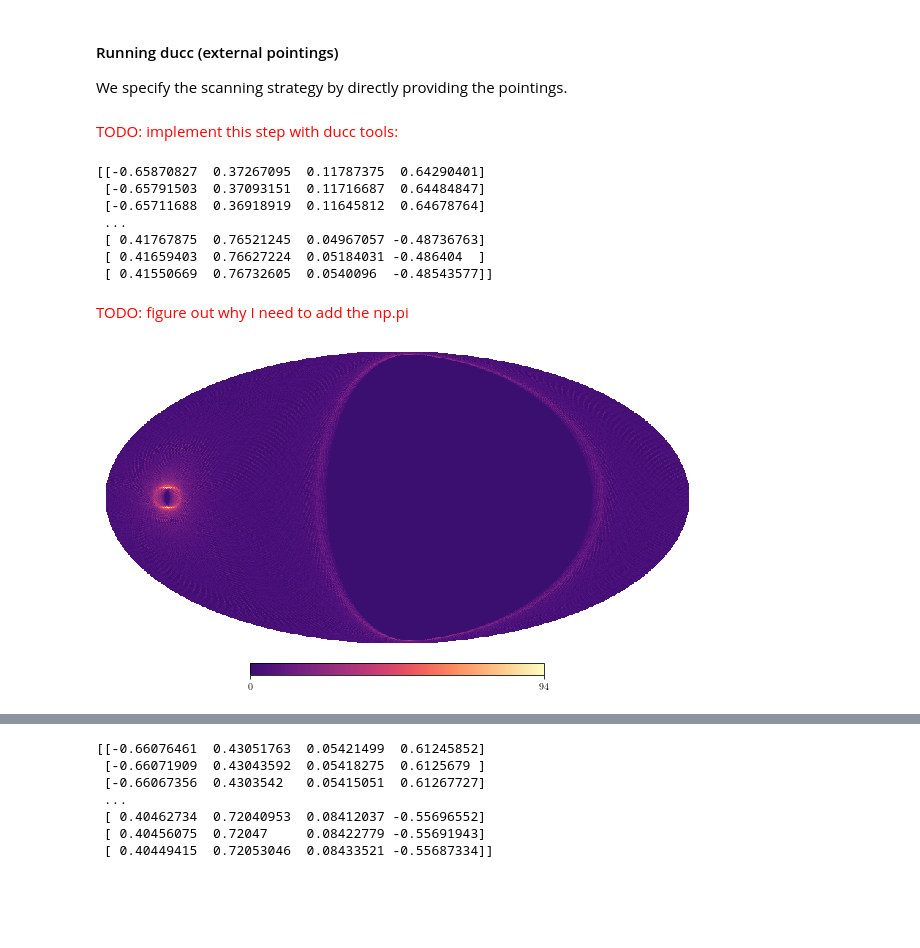
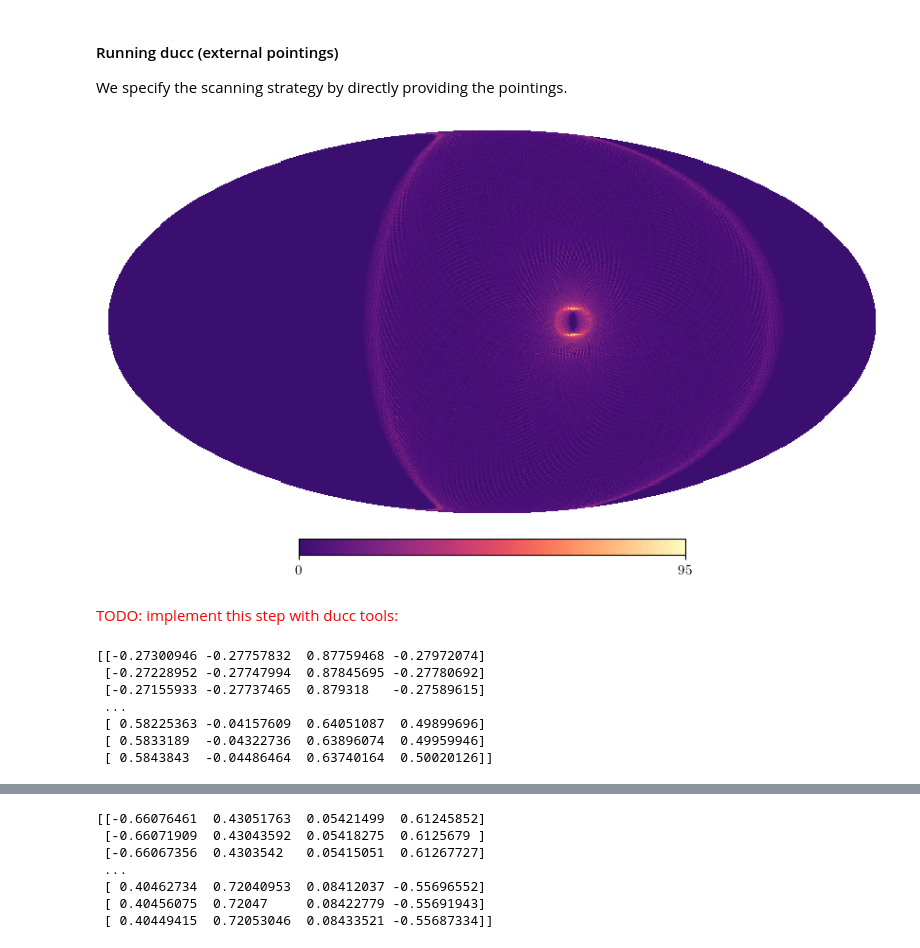
Before and after one commit to martamonelli/CMB-Inflate_WP4, a Jupyter notebook: ducc-based.ipynb, the cells around one changed output, grey strips where cells are left out. Drawn from its saved outputs; the diff is of its cells as text; code cells hidden in the pictures; blank space fills up the shorter version.

```diff
--- a/ducc-based.ipynb
+++ b/ducc-based.ipynb
@@ -181,12 +181,25 @@ fquat = 1.
 nquat = int((duration+1)*fquat)
 
 ctime_quat = ctim0 + np.arange(nquat)/fquat
-theta, phi, psi = scanning.ctime2bore(ctime_quat)
+theta, phi, psi = scanning_mod.ctime2bore(ctime_quat)
 
 ptg = np.empty((nquat,3))
 ptg[:,0] = theta
 ptg[:,1] = phi
 ptg[:,2] = psi
+# %%
+#TODO: avoid for loop
+pixs = hp.ang2pix(nside, theta, phi)
+
+hits = np.empty(12*nside**2)
+
+for p in np.arange(12*nside**2):
+    hits[p] = np.count_nonzero(pixs == p)
+
+hp.mollview(hits, cmap=new_cmap, title='')
+plt.show()
+# %% [output]
+[figure, added]
 # %% [markdown]
 <p style="color:Red;">TODO: implement this step with ducc tools:</p>
 # %%
@@ -194,8 +207,8 @@ Q = qp.QPoint()
 
 # From (theta,phi) to (ra,dec) convention
 # Also, all angles are converted in degrees
-ra = np.degrees(phi) - 180.
-dec = np.degrees(theta) - 90.
+ra = np.degrees(phi)
+dec = 90. - np.degrees(theta)
 psi = np.degrees(psi)
 
 # from (theta,phi) to (ra,dec) convention
@@ -209,28 +222,13 @@ psi = np.degrees(psi)
 q_bore = Q.radecpa2quat(ra, dec, psi)
 print(q_bore)
 # %% [output]
-[[-0.65870827  0.37267095  0.11787375  0.64290401]
- [-0.65791503  0.37093151  0.11716687  0.64484847]
- [-0.65711688  0.36918919  0.11645812  0.64678764]
+[[-0.27300946 -0.27757832  0.87759468 -0.27972074]
+ [-0.27228952 -0.27747994  0.87845695 -0.27780692]
+ [-0.27155933 -0.27737465  0.879318   -0.27589615]
  ...
- [ 0.41767875  0.76521245  0.04967057 -0.48736763]
- [ 0.41659403  0.76627224  0.05184031 -0.486404  ]
- [ 0.41550669  0.76732605  0.0540096  -0.48543577]]
+ [ 0.58225363 -0.04157609  0.64051087  0.49899696]
+ [ 0.5833189  -0.04322736  0.63896074  0.49959946]
+ [ 0.5843843  -0.04486464  0.63740164  0.50020126]]
-# %% [markdown]
-<a style="color:Red;">TODO: figure out why I need to add the np.pi</a>
-# %%
-#TODO: avoid for loop
-pixs = hp.ang2pix(128, theta, phi+np.pi) #FIXME: I HAD TO ADD np.pi TO MAKE THE MAP THE SAME AS BEAMCONV!
-
-hits = np.empty(12*128**2)
-
-for p in np.arange(12*128**2):
-    hits[p] = np.count_nonzero(pixs == p)
-
-hp.mollview(hits, cmap=new_cmap, title='')
-plt.show()
-# %% [output]
-[figure, removed]
 # %%
 #NORTH POLE
 theta = 0.
```
Also changed, not shown: parts of 4 cells of this notebook, 3 other files.
